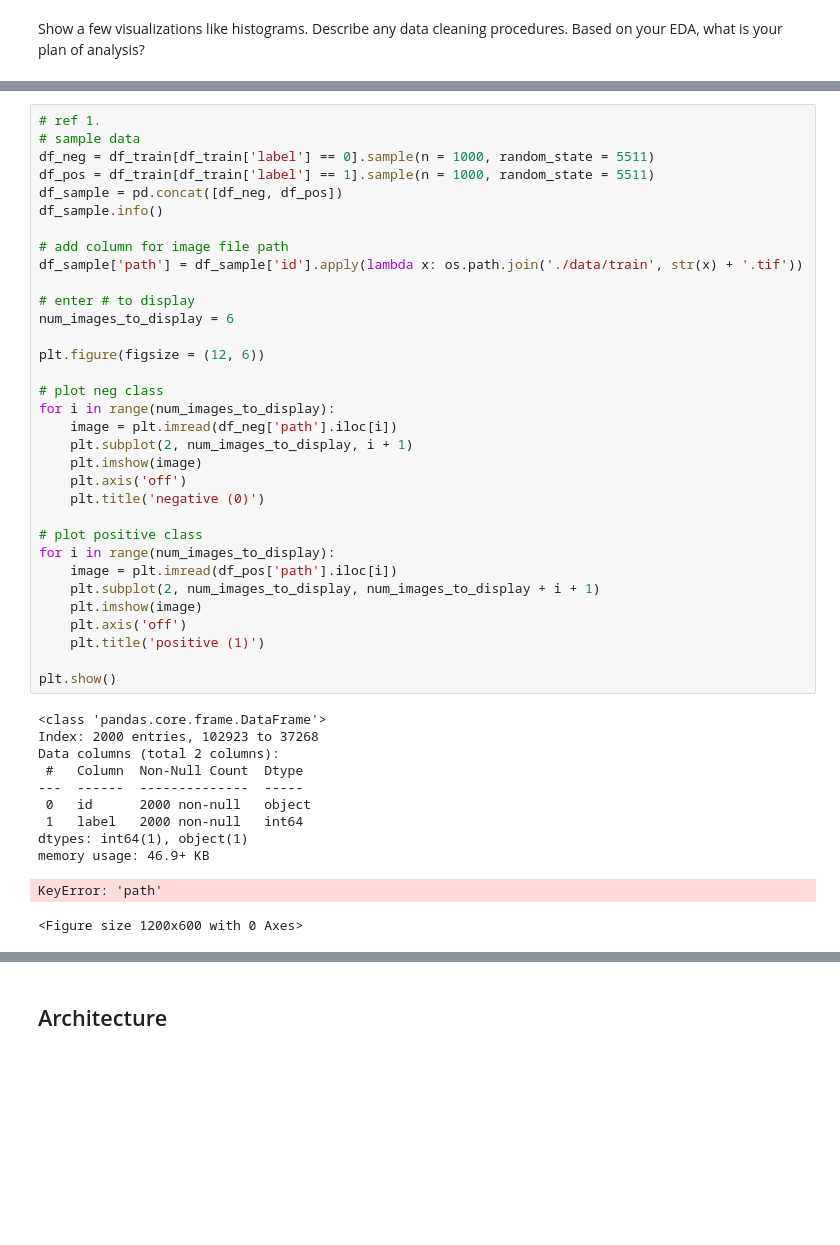
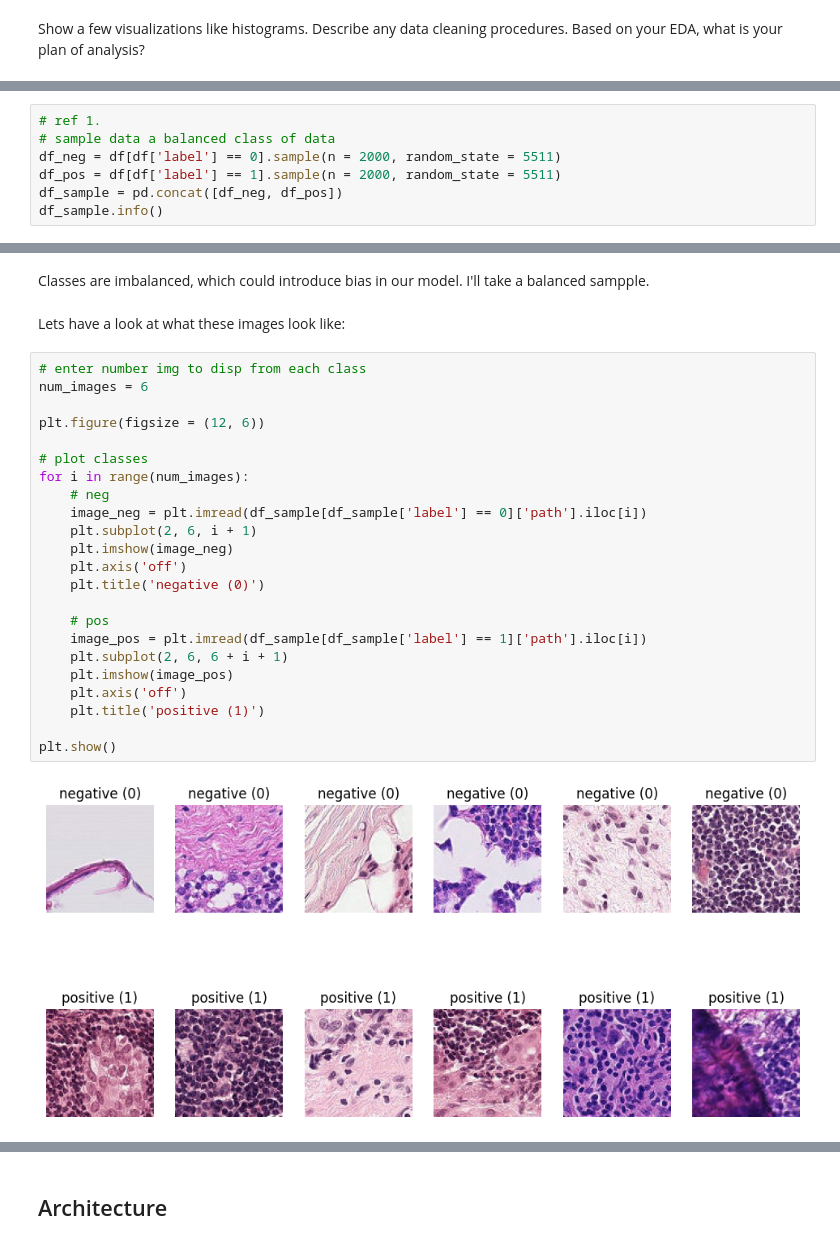
Before and after one commit to FleaBusyBeeBergs/dtsa5511-cnn-cancer-detection, a Jupyter notebook: cnn-cancer-detection.ipynb, the cells around one changed output, grey strips where cells are left out. Drawn from its saved outputs; the diff is of its cells as text; blank space fills up the shorter version.

```diff
--- a/cnn-cancer-detection.ipynb
+++ b/cnn-cancer-detection.ipynb
@@ -89,0 +100,7 @@ plt.show()
+# %%
+# ref 1.
+# sample data a balanced class of data
+df_neg = df[df['label'] == 0].sample(n = 2000, random_state = 5511)
+df_pos = df[df['label'] == 1].sample(n = 2000, random_state = 5511)
+df_sample = pd.concat([df_neg, df_pos])
+df_sample.info()
@@ -90,45 +126,29 @@ plt.show()
+# %% [markdown]
+Classes are imbalanced, which could introduce bias in our model. I'll take a balanced sampple.
+# %% [markdown]
+Lets have a look at what these images look like:
 # %%
-# ref 1.
-# sample data
-df_neg = df_train[df_train['label'] == 0].sample(n = 1000, random_state = 5511)
-df_pos = df_train[df_train['label'] == 1].sample(n = 1000, random_state = 5511)
-df_sample = pd.concat([df_neg, df_pos])
-df_sample.info()
-
-# add column for image file path
-df_sample['path'] = df_sample['id'].apply(lambda x: os.path.join('./data/train', str(x) + '.tif'))
-
-# enter # to display
-num_images_to_display = 6
+# enter number img to disp from each class
+num_images = 6
 
 plt.figure(figsize = (12, 6))
 
-# plot neg class
-for i in range(num_images_to_display):
-    image = plt.imread(df_neg['path'].iloc[i])
-    plt.subplot(2, num_images_to_display, i + 1)
-    plt.imshow(image)
+# plot classes
+for i in range(num_images):
+    # neg
+    image_neg = plt.imread(df_sample[df_sample['label'] == 0]['path'].iloc[i])
+    plt.subplot(2, 6, i + 1)
+    plt.imshow(image_neg)
     plt.axis('off')
     plt.title('negative (0)')
 
-# plot positive class
-for i in range(num_images_to_display):
-    image = plt.imread(df_pos['path'].iloc[i])
-    plt.subplot(2, num_images_to_display, num_images_to_display + i + 1)
-    plt.imshow(image)
+    # pos
+    image_pos = plt.imread(df_sample[df_sample['label'] == 1]['path'].iloc[i])
+    plt.subplot(2, 6, 6 + i + 1)
+    plt.imshow(image_pos)
     plt.axis('off')
     plt.title('positive (1)')
 
 plt.show()
 # %% [output]
-<class 'pandas.core.frame.DataFrame'>
-Index: 2000 entries, 102923 to 37268
-Data columns (total 2 columns):
- #   Column  Non-Null Count  Dtype
----  ------  --------------  -----
- 0   id      2000 non-null   object
- 1   label   2000 non-null   int64
-dtypes: int64(1), object(1)
-memory usage: 46.9+ KB
-KeyError: 'path'
-<Figure size 1200x600 with 0 Axes>
+[figure, added]
```
Also changed, not shown: parts of 16 cells of this notebook.
